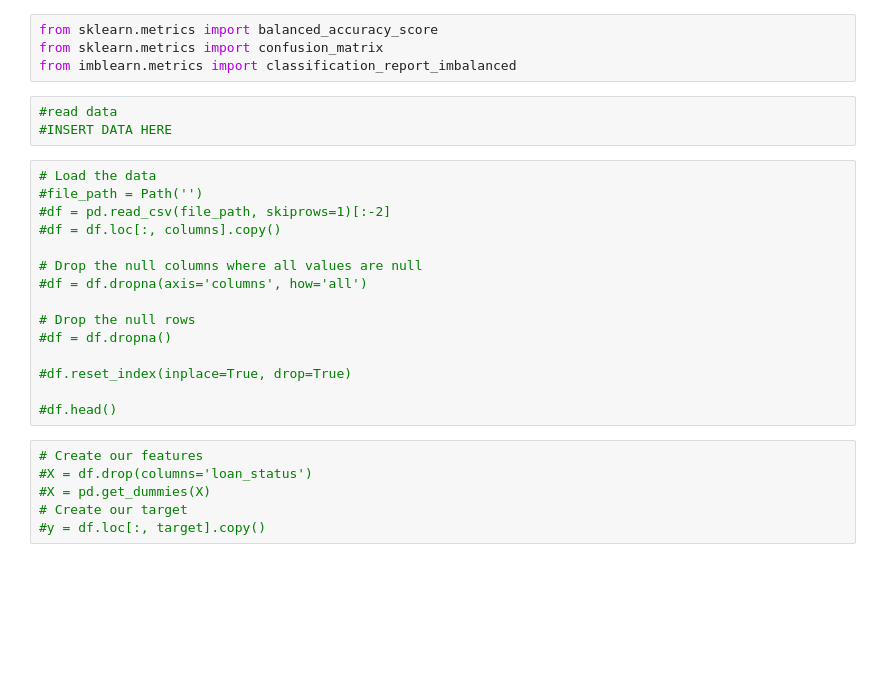
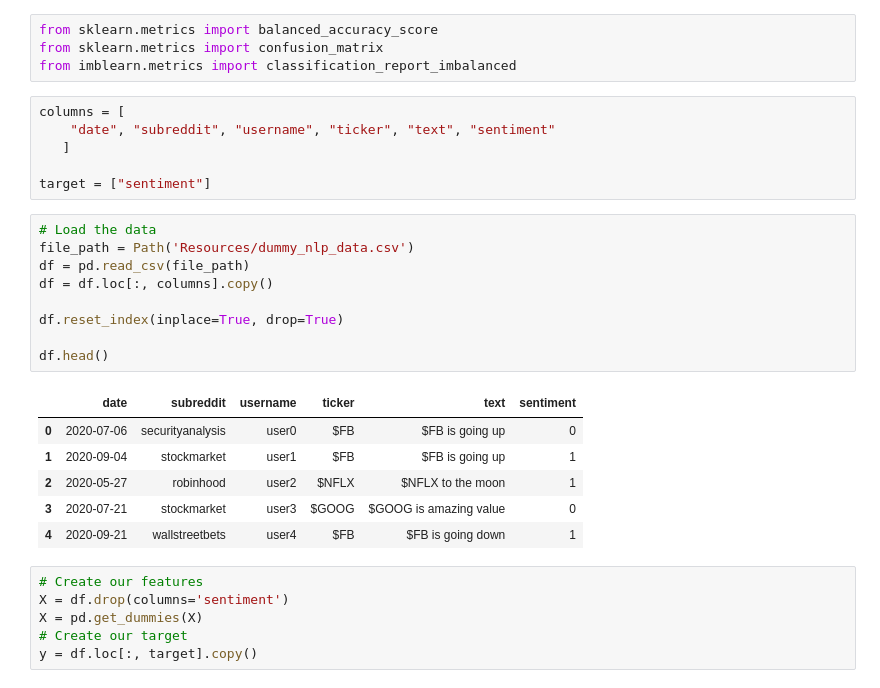
Before and after one commit to Dreski9000/Social_Media_Stock_Sentiment, a Jupyter notebook: social_stocks_ml1.ipynb, the cells around one changed output. Saved outputs shown, nothing was run; the diff lists cells and outputs as text; blank space fills up the shorter version.

```diff
--- a/social_stocks_ml1.ipynb
+++ b/social_stocks_ml1.ipynb
@@ -10,28 +10,32 @@ from collections import Counter
 from sklearn.metrics import balanced_accuracy_score
 from sklearn.metrics import confusion_matrix
 from imblearn.metrics import classification_report_imbalanced
-# %%
-#read data
-#INSERT DATA HERE
+# %%
+columns = [
+    "date", "subreddit", "username", "ticker", "text", "sentiment"
+   ]
+
+target = ["sentiment"]
 # %%
 # Load the data
-#file_path = Path('')
-#df = pd.read_csv(file_path, skiprows=1)[:-2]
-#df = df.loc[:, columns].copy()
+file_path = Path('Resources/dummy_nlp_data.csv')
+df = pd.read_csv(file_path)
+df = df.loc[:, columns].copy()
 
-# Drop the null columns where all values are null
-#df = df.dropna(axis='columns', how='all')
+df.reset_index(inplace=True, drop=True)
 
-# Drop the null rows
-#df = df.dropna()
-
-#df.reset_index(inplace=True, drop=True)
-
-#df.head()
+df.head()
+# %% [output]
+|  | date | subreddit | username | ticker | text | sentiment |
+| 0 | 2020-07-06 | securityanalysis | user0 | $FB | $FB is going up | 0 |
+| 1 | 2020-09-04 | stockmarket | user1 | $FB | $FB is going up | 1 |
+| 2 | 2020-05-27 | robinhood | user2 | $NFLX | $NFLX to the moon | 1 |
+| 3 | 2020-07-21 | stockmarket | user3 | $GOOG | $GOOG is amazing value | 0 |
+| 4 | 2020-09-21 | wallstreetbets | user4 | $FB | $FB is going down | 1 |
 # %%
 # Create our features
-#X = df.drop(columns='loan_status')
-#X = pd.get_dummies(X)
+X = df.drop(columns='sentiment')
+X = pd.get_dummies(X)
 # Create our target
-#y = df.loc[:, target].copy()
+y = df.loc[:, target].copy()
 # %%
```
Also changed, not shown: parts of 34 cells of this notebook.
